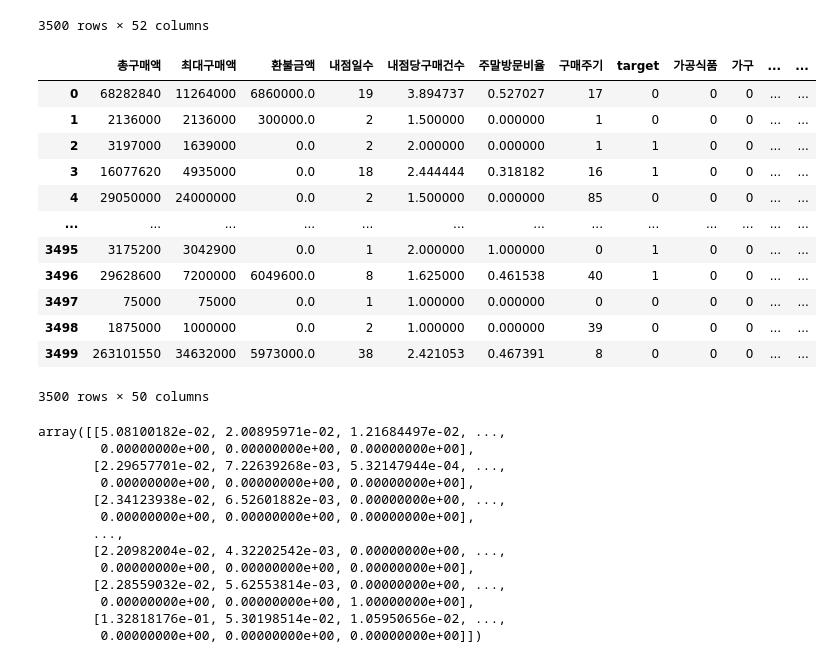
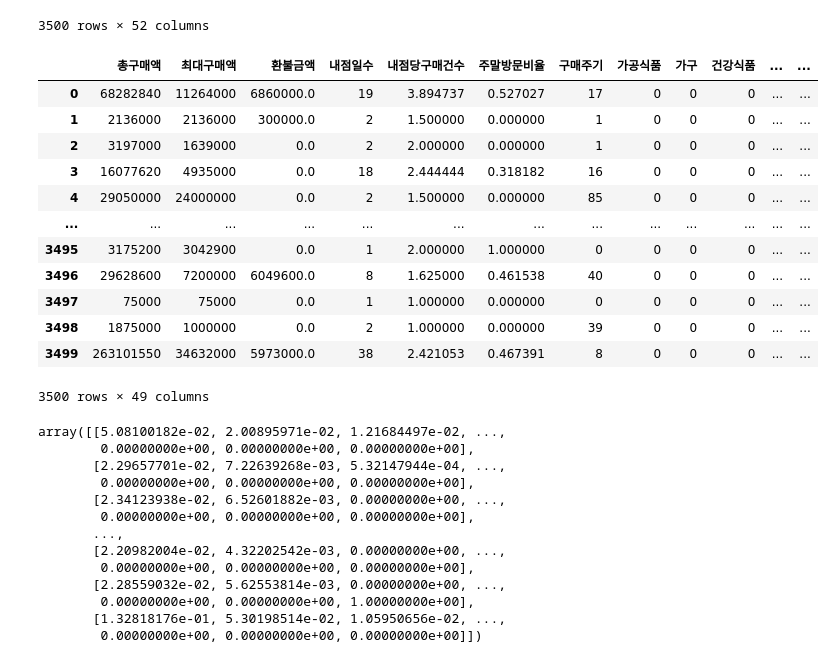
Before and after one commit to hiroykim/bda-test, a Jupyter notebook: src/examp3-2.ipynb, the cells around one changed output. Saved outputs shown, nothing was run; the diff lists cells and outputs as text; code cells hidden in the pictures.

```diff
--- a/src/examp3-2.ipynb
+++ b/src/examp3-2.ipynb
@@ -152,22 +152,22 @@ X_all
 | 3499 | 3499 | 263101550 | 34632000 | 5973000.0 | 기타 | 38 | 2.421053 | 0.467391 | 8 | 0 | ... | ... |
 3500 rows × 52 columns
 # %%
-X_all=X_all.drop(['cust_id','주구매상품'],axis=1)
+X_all=X_all.drop(['cust_id','주구매상품','target'],axis=1)
 X_all
 # %% [output]
-|  | 총구매액 | 최대구매액 | 환불금액 | 내점일수 | 내점당구매건수 | 주말방문비율 | 구매주기 | target | 가공식품 | 가구 | ... | ... |
+|  | 총구매액 | 최대구매액 | 환불금액 | 내점일수 | 내점당구매건수 | 주말방문비율 | 구매주기 | 가공식품 | 가구 | 건강식품 | ... | ... |
 | 0 | 68282840 | 11264000 | 6860000.0 | 19 | 3.894737 | 0.527027 | 17 | 0 | 0 | 0 | ... | ... |
 | 1 | 2136000 | 2136000 | 300000.0 | 2 | 1.500000 | 0.000000 | 1 | 0 | 0 | 0 | ... | ... |
-| 2 | 3197000 | 1639000 | 0.0 | 2 | 2.000000 | 0.000000 | 1 | 1 | 0 | 0 | ... | ... |
-| 3 | 16077620 | 4935000 | 0.0 | 18 | 2.444444 | 0.318182 | 16 | 1 | 0 | 0 | ... | ... |
+| 2 | 3197000 | 1639000 | 0.0 | 2 | 2.000000 | 0.000000 | 1 | 0 | 0 | 0 | ... | ... |
+| 3 | 16077620 | 4935000 | 0.0 | 18 | 2.444444 | 0.318182 | 16 | 0 | 0 | 0 | ... | ... |
 | 4 | 29050000 | 24000000 | 0.0 | 2 | 1.500000 | 0.000000 | 85 | 0 | 0 | 0 | ... | ... |
 | ... | ... | ... | ... | ... | ... | ... | ... | ... | ... | ... | ... | ... |
-| 3495 | 3175200 | 3042900 | 0.0 | 1 | 2.000000 | 1.000000 | 0 | 1 | 0 | 0 | ... | ... |
-| 3496 | 29628600 | 7200000 | 6049600.0 | 8 | 1.625000 | 0.461538 | 40 | 1 | 0 | 0 | ... | ... |
+| 3495 | 3175200 | 3042900 | 0.0 | 1 | 2.000000 | 1.000000 | 0 | 0 | 0 | 0 | ... | ... |
+| 3496 | 29628600 | 7200000 | 6049600.0 | 8 | 1.625000 | 0.461538 | 40 | 0 | 0 | 0 | ... | ... |
 | 3497 | 75000 | 75000 | 0.0 | 1 | 1.000000 | 0.000000 | 0 | 0 | 0 | 0 | ... | ... |
 | 3498 | 1875000 | 1000000 | 0.0 | 2 | 1.000000 | 0.000000 | 39 | 0 | 0 | 0 | ... | ... |
 | 3499 | 263101550 | 34632000 | 5973000.0 | 38 | 2.421053 | 0.467391 | 8 | 0 | 0 | 0 | ... | ... |
-3500 rows × 50 columns
+3500 rows × 49 columns
 # %%
 mms = MinMaxScaler()
 X_all=mms.fit_transform(X_all)
```
Also changed, not shown: parts of 6 cells of this notebook, 2 other files.
